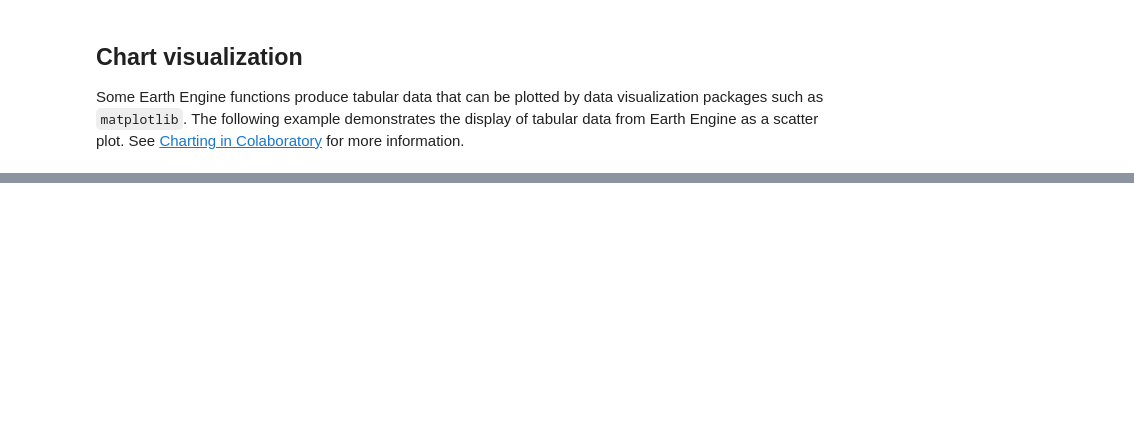
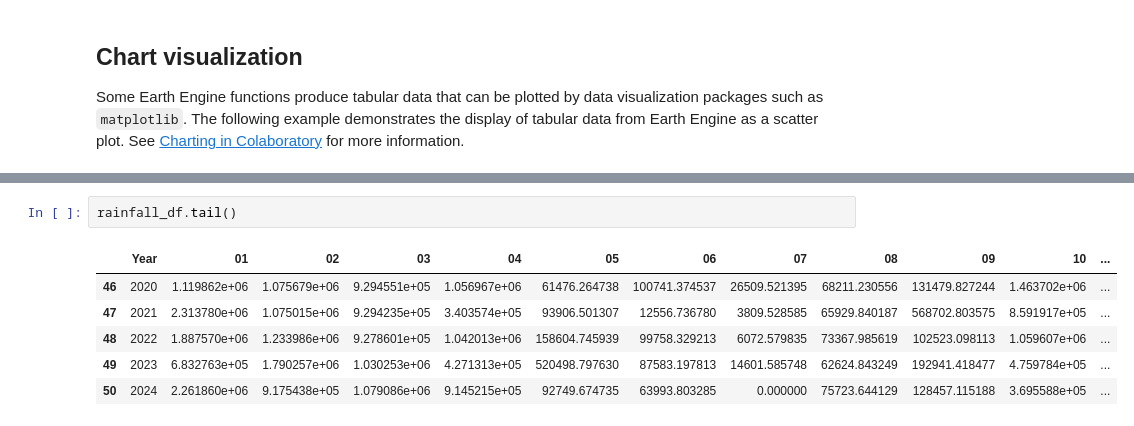
Before and after one commit to smatamanda83/CeeloMattCode, a Jupyter notebook: guides/linked/ee-api-colab-setup.ipynb, the cells around one changed output, grey strips where cells are left out. Drawn from its saved outputs; the diff is of its cells as text; blank space fills up the shorter version.

```diff
--- a/guides/linked/ee-api-colab-setup.ipynb
+++ b/guides/linked/ee-api-colab-setup.ipynb
@@ -136,0 +460,9 @@ plt.show()
+# %%
+rainfall_df.tail()
+# %% [output]
+|  | Year | 01 | 02 | 03 | 04 | 05 | 06 | 07 | 08 | 09 | 10 | ... |
+| 46 | 2020 | 1.119862e+06 | 1.075679e+06 | 9.294551e+05 | 1.056967e+06 | 61476.264738 | 100741.374537 | 26509.521395 | 68211.230556 | 131479.827244 | 1.463702e+06 | ... |
+| 47 | 2021 | 2.313780e+06 | 1.075015e+06 | 9.294235e+05 | 3.403574e+05 | 93906.501307 | 12556.736780 | 3809.528585 | 65929.840187 | 568702.803575 | 8.591917e+05 | ... |
+| 48 | 2022 | 1.887570e+06 | 1.233986e+06 | 9.278601e+05 | 1.042013e+06 | 158604.745939 | 99758.329213 | 6072.579835 | 73367.985619 | 102523.098113 | 1.059607e+06 | ... |
+| 49 | 2023 | 6.832763e+05 | 1.790257e+06 | 1.030253e+06 | 4.271313e+05 | 520498.797630 | 87583.197813 | 14601.585748 | 62624.843249 | 192941.418477 | 4.759784e+05 | ... |
+| 50 | 2024 | 2.261860e+06 | 9.175438e+05 | 1.079086e+06 | 9.145215e+05 | 92749.674735 | 63993.803285 | 0.000000 | 75723.644129 | 128457.115188 | 3.695588e+05 | ... |
```
Also changed, not shown: parts of 65 cells of this notebook.
